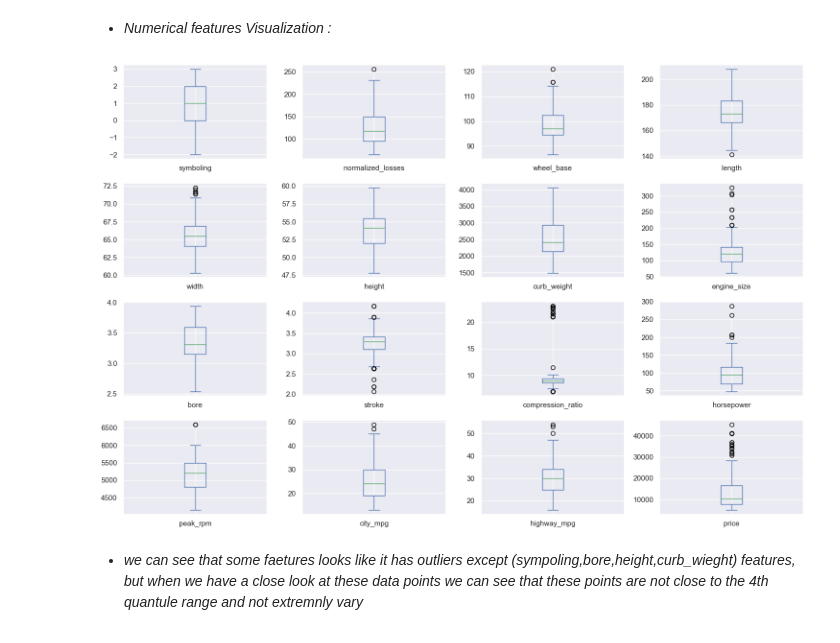
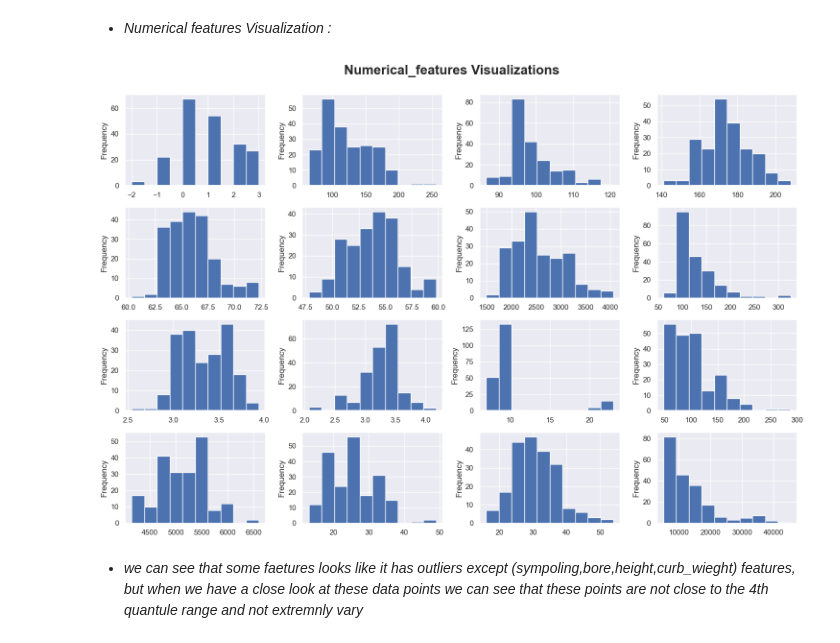
Before and after one commit to omars1234/AutoMobileML, a Jupyter notebook: NoteBook/Analysis.ipynb, the cells around one changed output. Saved outputs shown, nothing was run; the diff lists cells and outputs as text; code cells hidden in the pictures.

```diff
--- a/NoteBook/Analysis.ipynb
+++ b/NoteBook/Analysis.ipynb
@@ -177,23 +178,25 @@ pd.DataFrame(categorical_features).describe().T
 # %%
 # creating one function for plotting numerical_features
 def plot_numerical_features(numerical_features):
     nrows = 4
     ncols = 4
 
     fig, axes = plt.subplots(nrows=nrows, ncols=ncols, figsize=(15,10))
+    fig.suptitle(f"Numerical_features Visualizations",fontsize=20,fontweight="bold",y=1.)
 
     axes = axes.flatten()
 
     for i, column in enumerate(numerical_features.columns):
         if i >= nrows * ncols:
             break
-        numerical_features[column].plot(ax=axes[i], kind="box")
+        numerical_features[column].plot(ax=axes[i], kind="hist")
+        plt.savefig('C:/Users/Omar/Desktop/Omar_Files/Python_Analysis/Automobile_data_Analysis/outcomes/NumericalFeaturesGrapths/plot_Numerical_Features.png',dpi=500);
 
     plt.tight_layout()
     plt.show()
+
+plot_numerical_features(numerical_features)
+# %% [output]
+[figure, added]
-# %%
-plot_numerical_features(numerical_features)
-# %% [output]
-[figure, removed]
 # %% [markdown]
  * *we can see that some faetures looks like it has outliers except (sympoling,bore,height,curb_wieght)  features, but when we have a close look at these data points we can see that these points are not close to the 4th quantule range and not extremnly vary*
```
Also changed, not shown: parts of 99 cells of this notebook, 22 other files.
